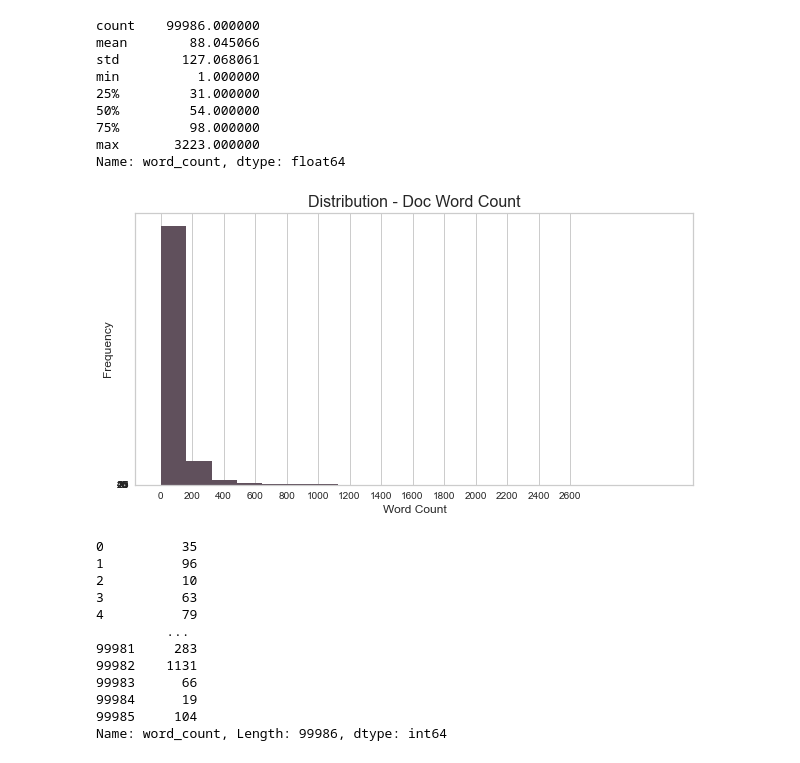
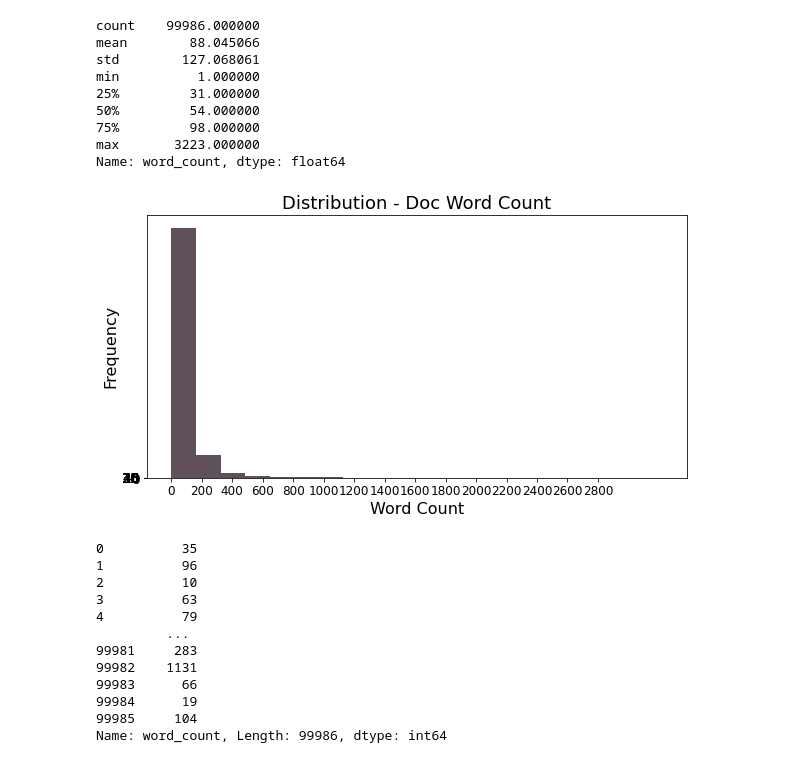
Before and after one commit to Remus9744/P5_Classify_Text_Data, a Jupyter notebook: P5_Unsupervised.ipynb, the cells around one changed output. Saved outputs shown, nothing was run; the diff lists cells and outputs as text; code cells hidden in the pictures.

```diff
--- a/P5_Unsupervised.ipynb
+++ b/P5_Unsupervised.ipynb
@@ -307,22 +330,28 @@ Name: word_count, dtype: float64
 # %%
 # Plot a hist of the word counts
 fig = plt.figure(figsize=(10,5))
 
 plt.hist(
     df_txt_cleaned['word_count'],
     bins=20,
     color='#60505C'
 )
 
-plt.title('Distribution - Doc Word Count', fontsize=16)
-plt.ylabel('Frequency', fontsize=12)
-plt.xlabel('Word Count', fontsize=12)
+plt.title('Distribution - Doc Word Count', fontsize=18)
+plt.ylabel('Frequency', fontsize=16)
+plt.xlabel('Word Count', fontsize=16)
 plt.yticks(np.arange(0, 50, 5))
-plt.xticks(np.arange(0, 2700, 200))
+plt.xticks(np.arange(0, 3000, 200))
 
+plt.xticks(fontsize=12)
+plt.yticks(fontsize=14)
+plt.subplots_adjust(bottom=0.15)
+plt.subplots_adjust(left=0.15)
+
+plt.savefig('Images/W_Distrib_01.jpg')
 plt.show()
 # %% [output]
-[figure, old version]
+[figure, new version]
 # %%
 df_txt_cleaned['word_count']
 # %% [output]
```
Also changed, not shown: parts of 101 cells of this notebook, 4 other files.
